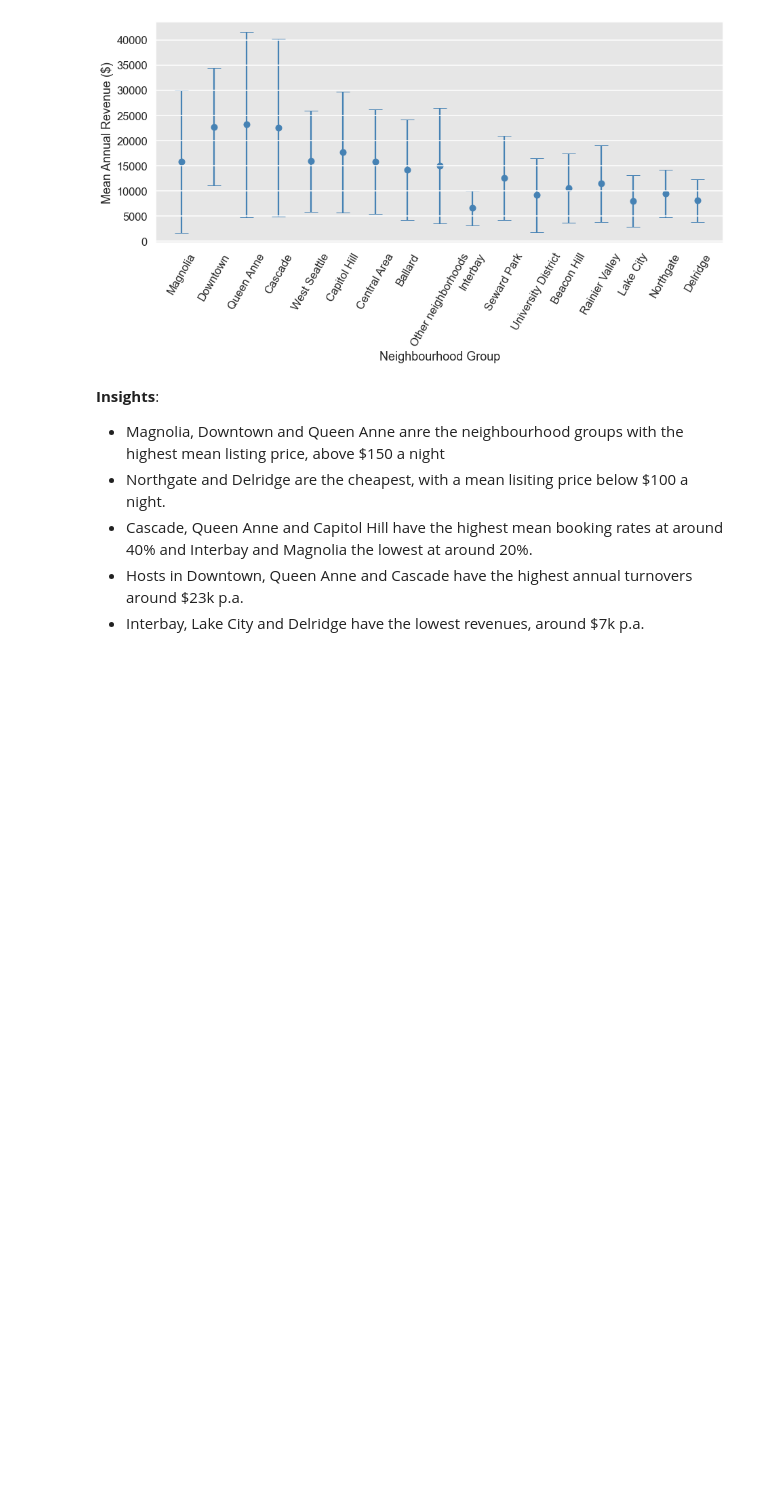
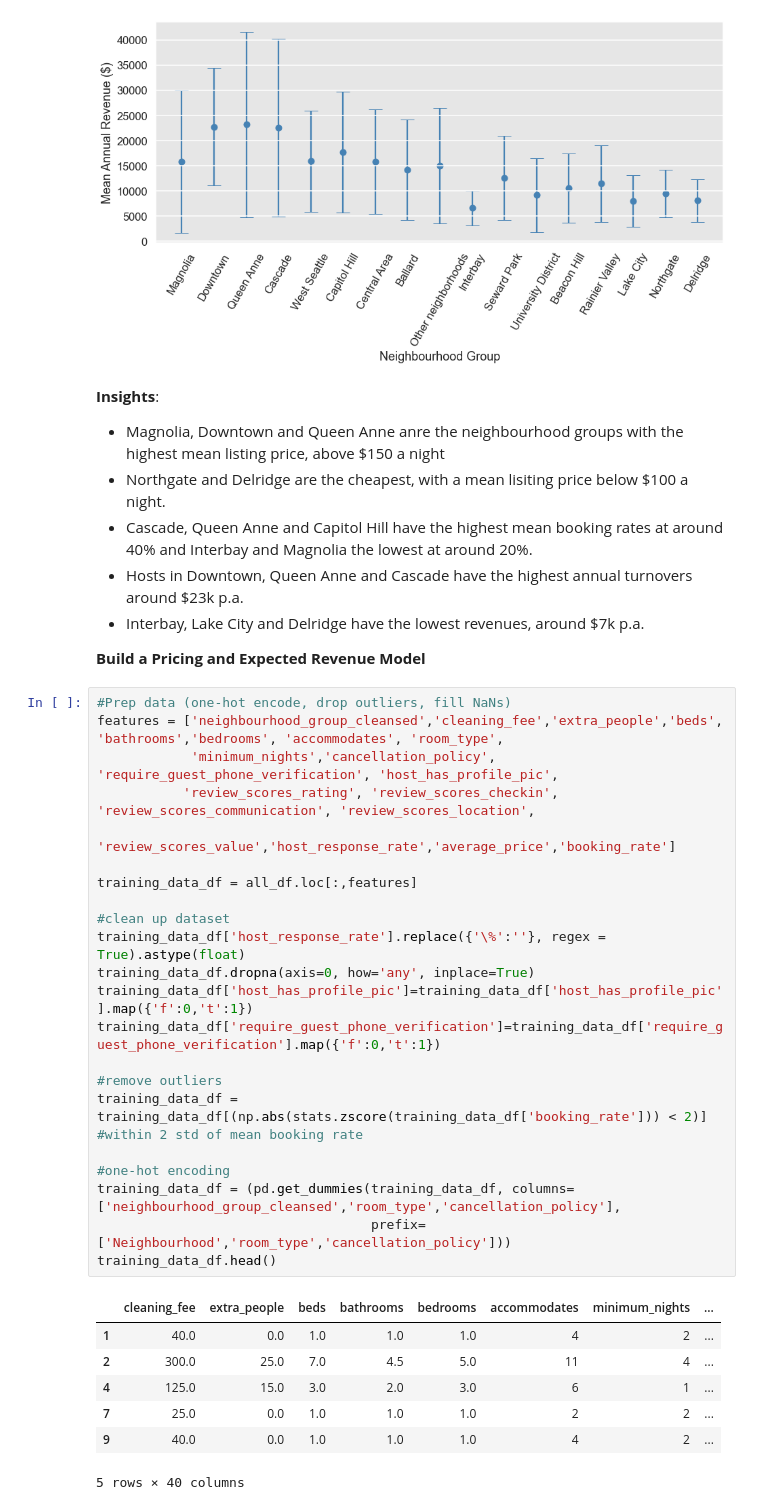
Before and after one commit to jcadusch/AirBnB_Seattle_Analysis, a Jupyter notebook: main_analysis.ipynb, the cells around one changed output. Drawn from its saved outputs; the diff is of its cells as text; blank space fills up the shorter version.

```diff
--- a/main_analysis.ipynb
+++ b/main_analysis.ipynb
@@ -246,3 +244,35 @@ plt.ylabel('Mean Annual Revenue (\$)');
 - Cascade, Queen Anne and Capitol Hill have the highest mean booking rates at around 40% and Interbay and Magnolia the lowest at around 20%.
 - Hosts in Downtown, Queen Anne and Cascade have the highest annual turnovers around \$23k p.a.
 - Interbay, Lake City and Delridge have the lowest revenues, around \$7k p.a.
+
+**Build a Pricing and Expected Revenue Model**
+# %%
+#Prep data (one-hot encode, drop outliers, fill NaNs)
+features = ['neighbourhood_group_cleansed','cleaning_fee','extra_people','beds', 'bathrooms','bedrooms', 'accommodates', 'room_type',
+            'minimum_nights','cancellation_policy', 'require_guest_phone_verification', 'host_has_profile_pic',
+           'review_scores_rating', 'review_scores_checkin', 'review_scores_communication', 'review_scores_location',
+            'review_scores_value','host_response_rate','average_price','booking_rate']
+
+training_data_df = all_df.loc[:,features]
+
+#clean up dataset
+training_data_df['host_response_rate'].replace({'\%':''}, regex = True).astype(float)
+training_data_df.dropna(axis=0, how='any', inplace=True)
+training_data_df['host_has_profile_pic']=training_data_df['host_has_profile_pic'].map({'f':0,'t':1})
+training_data_df['require_guest_phone_verification']=training_data_df['require_guest_phone_verification'].map({'f':0,'t':1})
+
+#remove outliers
+training_data_df = training_data_df[(np.abs(stats.zscore(training_data_df['booking_rate'])) < 2)] #within 2 std of mean booking rate
+
+#one-hot encoding
+training_data_df = (pd.get_dummies(training_data_df, columns=['neighbourhood_group_cleansed','room_type','cancellation_policy'],
+                                   prefix=['Neighbourhood','room_type','cancellation_policy']))
+training_data_df.head()
+# %% [output]
+|  | cleaning_fee | extra_people | beds | bathrooms | bedrooms | accommodates | minimum_nights | ... |
+| 1 | 40.0 | 0.0 | 1.0 | 1.0 | 1.0 | 4 | 2 | ... |
+| 2 | 300.0 | 25.0 | 7.0 | 4.5 | 5.0 | 11 | 4 | ... |
+| 4 | 125.0 | 15.0 | 3.0 | 2.0 | 3.0 | 6 | 1 | ... |
+| 7 | 25.0 | 0.0 | 1.0 | 1.0 | 1.0 | 2 | 2 | ... |
+| 9 | 40.0 | 0.0 | 1.0 | 1.0 | 1.0 | 4 | 2 | ... |
+5 rows × 40 columns
```
Also changed, not shown: parts of 9 cells of this notebook.
